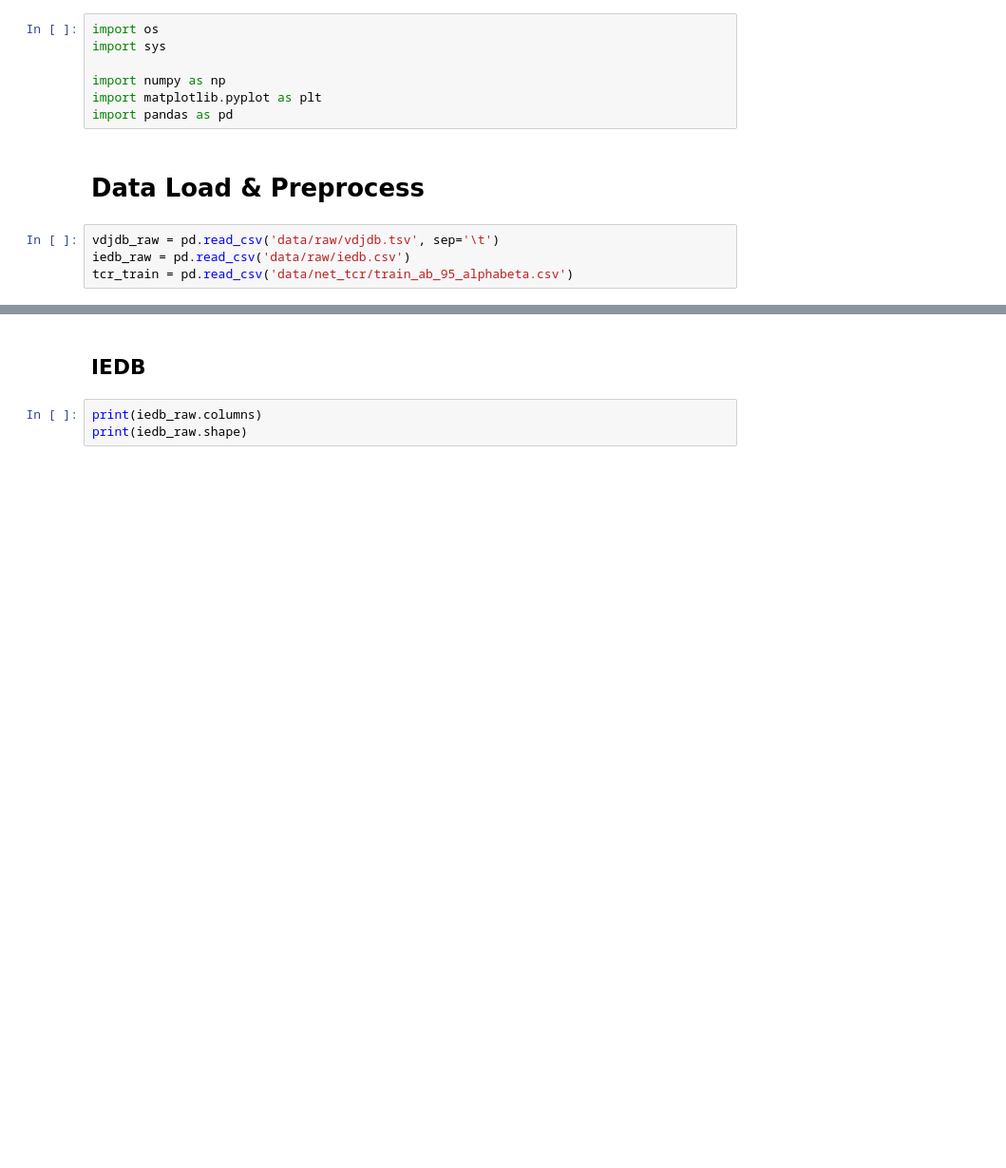
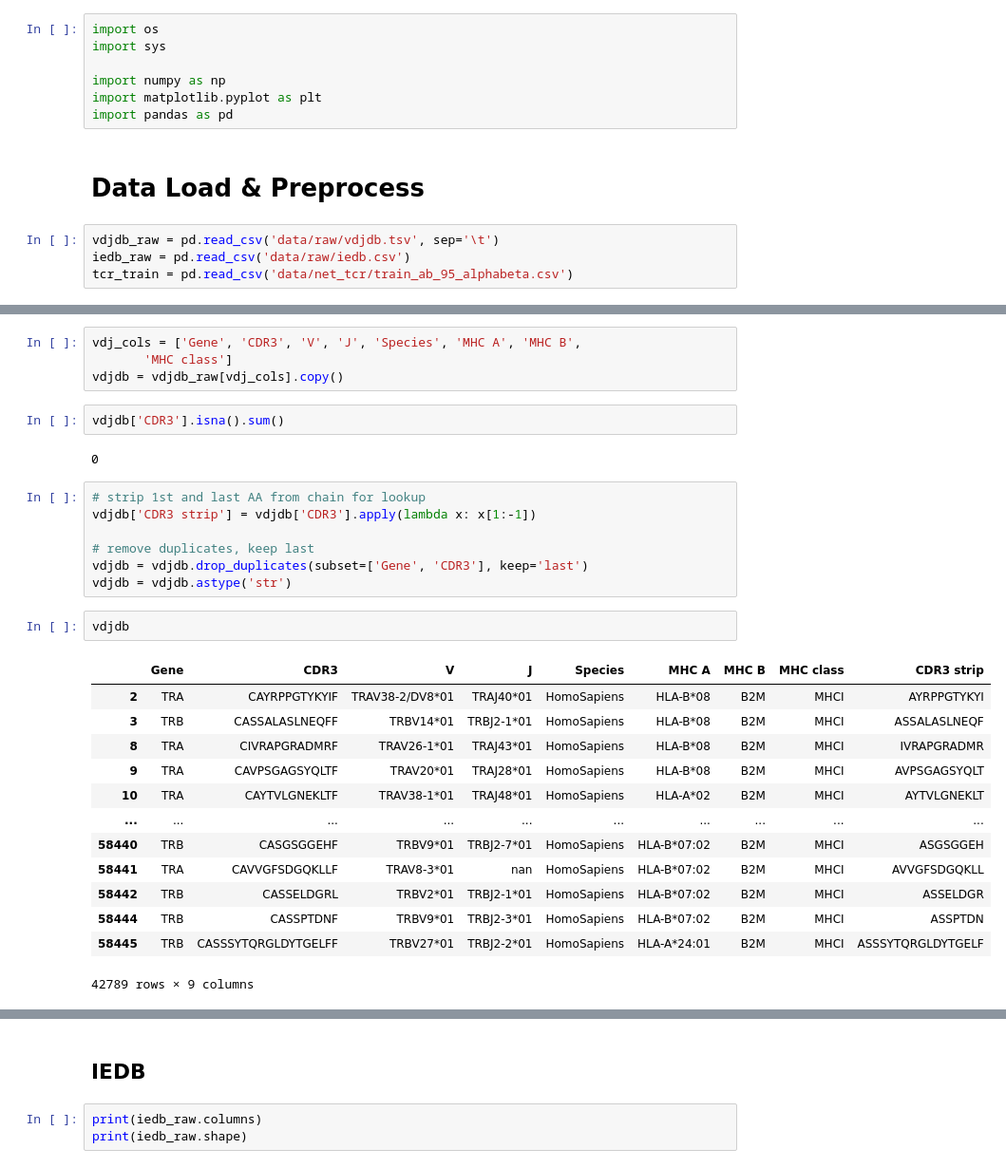
Before and after one commit to jgbrasier/tcrpmhc-binding, a Jupyter notebook: data_eda.ipynb, the cells around one changed output, grey strips where cells are left out. Shown at 95% size. Cells and saved outputs as stored; diff of their text form; blank space fills up the shorter version.

```diff
--- a/data_eda.ipynb
+++ b/data_eda.ipynb
@@ -13,0 +38,31 @@ tcr_train = pd.read_csv('data/net_tcr/train_ab_95_alphabeta.csv')
+# %%
+vdj_cols = ['Gene', 'CDR3', 'V', 'J', 'Species', 'MHC A', 'MHC B',
+       'MHC class']
+vdjdb = vdjdb_raw[vdj_cols].copy()
+# %%
+vdjdb['CDR3'].isna().sum()
+# %% [output]
+0
+# %%
+# strip 1st and last AA from chain for lookup
+vdjdb['CDR3 strip'] = vdjdb['CDR3'].apply(lambda x: x[1:-1])
+
+# remove duplicates, keep last
+vdjdb = vdjdb.drop_duplicates(subset=['Gene', 'CDR3'], keep='last')
+vdjdb = vdjdb.astype('str')
+# %%
+vdjdb
+# %% [output]
+|  | Gene | CDR3 | V | J | Species | MHC A | MHC B | MHC class | CDR3 strip |
+| 2 | TRA | CAYRPPGTYKYIF | TRAV38-2/DV8*01 | TRAJ40*01 | HomoSapiens | HLA-B*08 | B2M | MHCI | AYRPPGTYKYI |
+| 3 | TRB | CASSALASLNEQFF | TRBV14*01 | TRBJ2-1*01 | HomoSapiens | HLA-B*08 | B2M | MHCI | ASSALASLNEQF |
+| 8 | TRA | CIVRAPGRADMRF | TRAV26-1*01 | TRAJ43*01 | HomoSapiens | HLA-B*08 | B2M | MHCI | IVRAPGRADMR |
+| 9 | TRA | CAVPSGAGSYQLTF | TRAV20*01 | TRAJ28*01 | HomoSapiens | HLA-B*08 | B2M | MHCI | AVPSGAGSYQLT |
+| 10 | TRA | CAYTVLGNEKLTF | TRAV38-1*01 | TRAJ48*01 | HomoSapiens | HLA-A*02 | B2M | MHCI | AYTVLGNEKLT |
+| ... | ... | ... | ... | ... | ... | ... | ... | ... | ... |
+| 58440 | TRB | CASGSGGEHF | TRBV9*01 | TRBJ2-7*01 | HomoSapiens | HLA-B*07:02 | B2M | MHCI | ASGSGGEH |
+| 58441 | TRA | CAVVGFSDGQKLLF | TRAV8-3*01 | nan | HomoSapiens | HLA-B*07:02 | B2M | MHCI | AVVGFSDGQKLL |
+| 58442 | TRB | CASSELDGRL | TRBV2*01 | TRBJ2-1*01 | HomoSapiens | HLA-B*07:02 | B2M | MHCI | ASSELDGR |
+| 58444 | TRB | CASSPTDNF | TRBV9*01 | TRBJ2-3*01 | HomoSapiens | HLA-B*07:02 | B2M | MHCI | ASSPTDN |
+| 58445 | TRB | CASSSYTQRGLDYTGELFF | TRBV27*01 | TRBJ2-2*01 | HomoSapiens | HLA-A*24:01 | B2M | MHCI | ASSSYTQRGLDYTGELF |
+42789 rows × 9 columns
```
Also changed, not shown: parts of 19 cells of this notebook, 1 other file.
